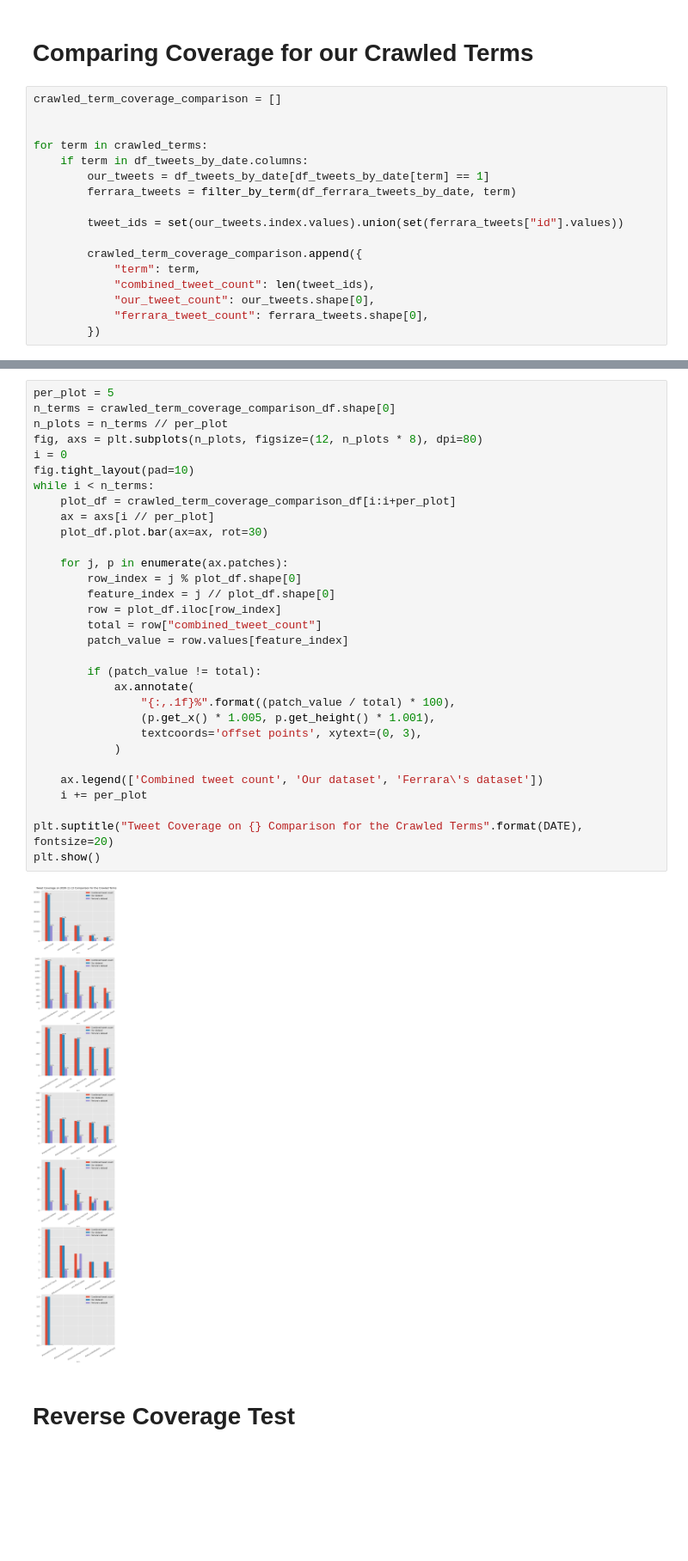
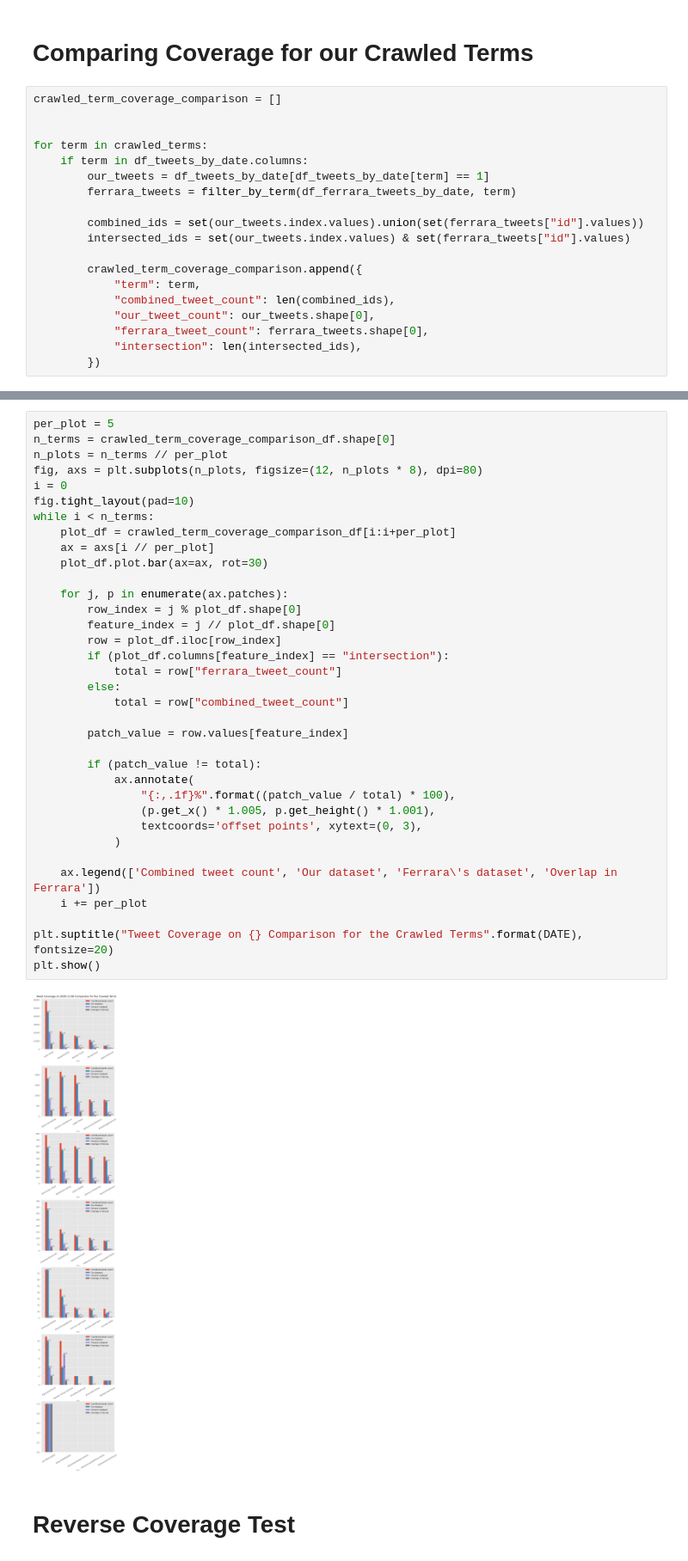
Before and after one commit to sTechLab/VoterFraud2020-analysis, a Jupyter notebook: notebooks/test_coverage.ipynb, the cells around one changed output, grey strips where cells are left out. Shown at 86% size. Cells and saved outputs as stored; diff of their text form; blank space fills up the shorter version.

Commit message:
Updated test coverage notebook with coverage comparison for nov 13th - Added plots from comparison tests

```diff
--- a/notebooks/test_coverage.ipynb
+++ b/notebooks/test_coverage.ipynb
@@ -355,13 +337,15 @@ for term in crawled_terms:
         our_tweets = df_tweets_by_date[df_tweets_by_date[term] == 1]
         ferrara_tweets = filter_by_term(df_ferrara_tweets_by_date, term)
 
-        tweet_ids = set(our_tweets.index.values).union(set(ferrara_tweets["id"].values))
+        combined_ids = set(our_tweets.index.values).union(set(ferrara_tweets["id"].values))
+        intersected_ids = set(our_tweets.index.values) & set(ferrara_tweets["id"].values)
 
         crawled_term_coverage_comparison.append({
             "term": term,
-            "combined_tweet_count": len(tweet_ids),
+            "combined_tweet_count": len(combined_ids),
             "our_tweet_count": our_tweets.shape[0],
             "ferrara_tweet_count": ferrara_tweets.shape[0],
+            "intersection": len(intersected_ids),
         })
 # %%
 crawled_term_coverage_comparison_df = pd.DataFrame(crawled_term_coverage_comparison).sort_values('combined_tweet_count', ascending=False).set_index("term")
@@ -388,36 +372,40 @@ crawled_term_coverage_comparison_df
 # %%
 per_plot = 5
 n_terms = crawled_term_coverage_comparison_df.shape[0]
 n_plots = n_terms // per_plot
 fig, axs = plt.subplots(n_plots, figsize=(12, n_plots * 8), dpi=80)
 i = 0
 fig.tight_layout(pad=10)
 while i < n_terms:
     plot_df = crawled_term_coverage_comparison_df[i:i+per_plot]
     ax = axs[i // per_plot]
     plot_df.plot.bar(ax=ax, rot=30)
 
     for j, p in enumerate(ax.patches):
         row_index = j % plot_df.shape[0]
         feature_index = j // plot_df.shape[0]
         row = plot_df.iloc[row_index]
-        total = row["combined_tweet_count"]
+        if (plot_df.columns[feature_index] == "intersection"):
+            total = row["ferrara_tweet_count"]
+        else:
+            total = row["combined_tweet_count"]
+
         patch_value = row.values[feature_index]
 
         if (patch_value != total):
             ax.annotate(
                 "{:,.1f}%".format((patch_value / total) * 100),
                 (p.get_x() * 1.005, p.get_height() * 1.001),
                 textcoords='offset points', xytext=(0, 3),
             )
 
-    ax.legend(['Combined tweet count', 'Our dataset', 'Ferrara\'s dataset'])
+    ax.legend(['Combined tweet count', 'Our dataset', 'Ferrara\'s dataset', 'Overlap in Ferrara'])
     i += per_plot
 
 plt.suptitle("Tweet Coverage on {} Comparison for the Crawled Terms".format(DATE), fontsize=20)
 plt.show()
 # %% [output]
-[figure, old version]
+[figure, new version]
 # %% [markdown]
 # Reverse Coverage Test
 # %%
```
Also changed, not shown: parts of 8 cells of this notebook, 10 other files.
